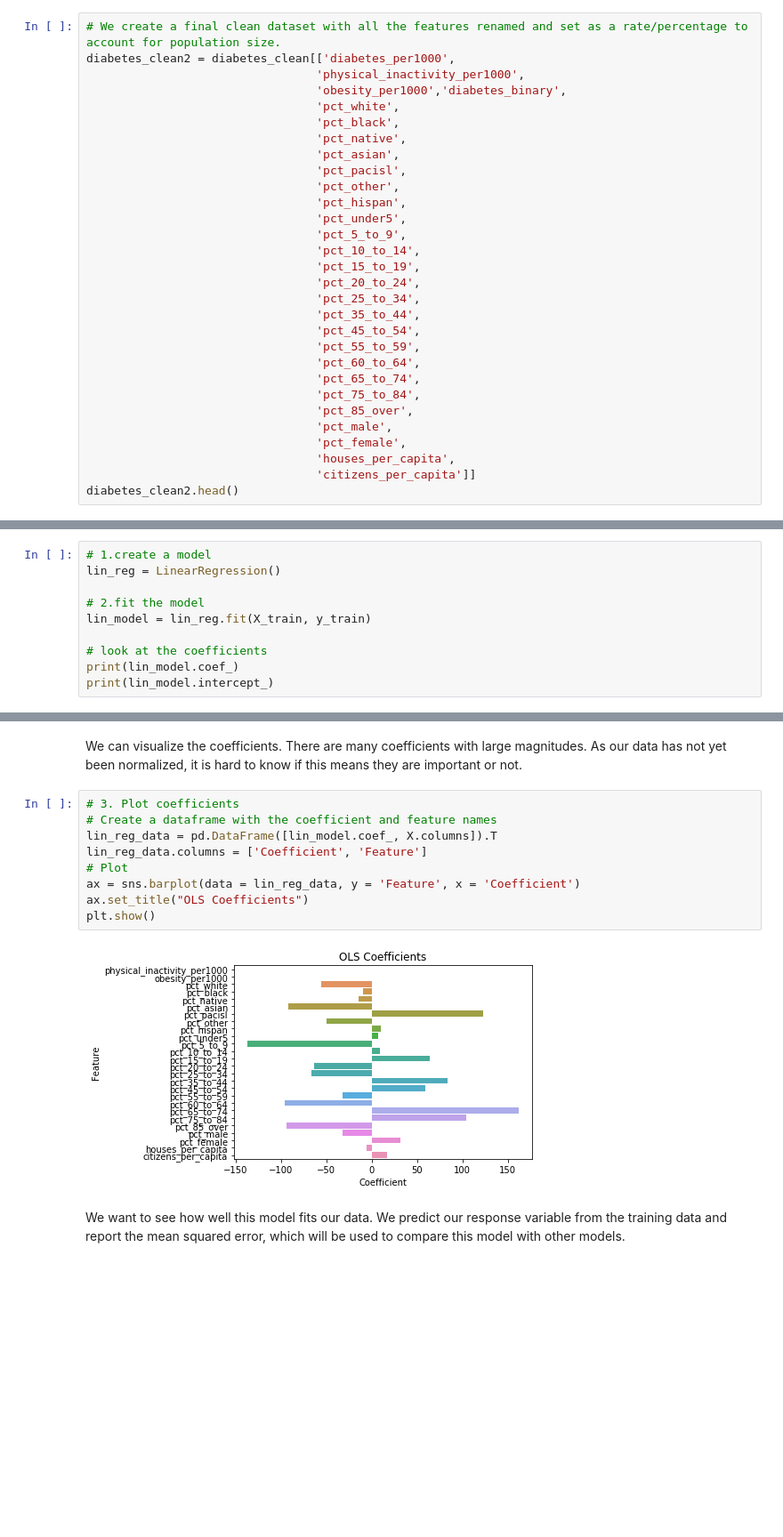
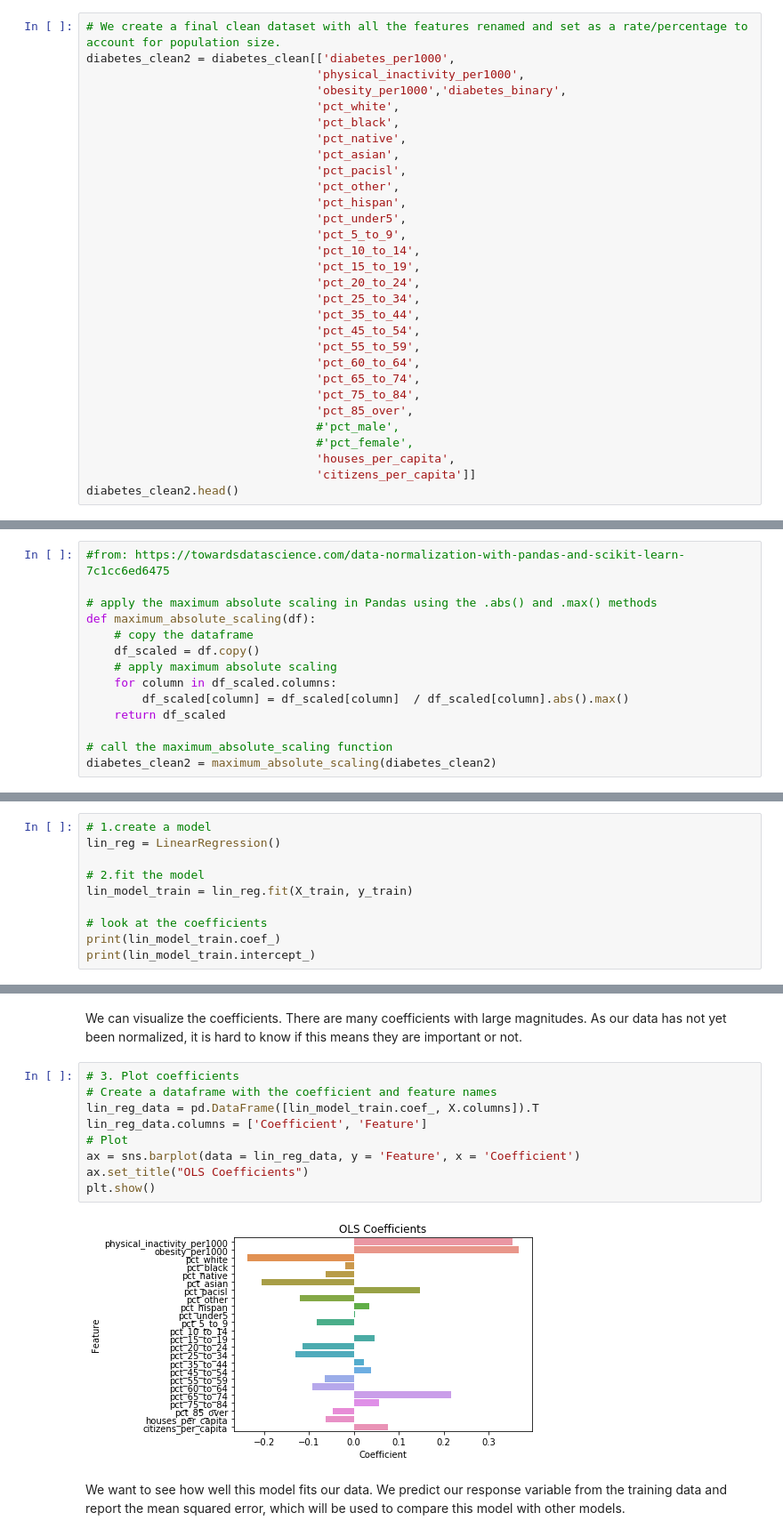
Before and after one commit to yaelnidam/CSS_Project2_Team1_Fall2020, a Jupyter notebook: project2_version2.ipynb, the cells around one changed output, grey strips where cells are left out. Shown at 89% size. Cells and saved outputs as stored; diff of their text form; blank space fills up the shorter version.

Commit message:
Standertized data and updated 5.2

```diff
--- a/project2_version2.ipynb
+++ b/project2_version2.ipynb
@@ -326,8 +326,8 @@ diabetes_clean2 = diabetes_clean[['diabetes_per1000',
                                  'pct_65_to_74',
                                  'pct_75_to_84',
                                  'pct_85_over',
-                                 'pct_male',
-                                 'pct_female',
+                                 #'pct_male',
+                                 #'pct_female',
                                  'houses_per_capita',
                                  'citizens_per_capita']]
 diabetes_clean2.head()
@@ -342,3 +344,17 @@ diabetes_clean2.head()
+# %%
+#from: https://towardsdatascience.com/data-normalization-with-pandas-and-scikit-learn-7c1cc6ed6475
+
+# apply the maximum absolute scaling in Pandas using the .abs() and .max() methods
+def maximum_absolute_scaling(df):
+    # copy the dataframe
+    df_scaled = df.copy()
+    # apply maximum absolute scaling
+    for column in df_scaled.columns:
+        df_scaled[column] = df_scaled[column]  / df_scaled[column].abs().max()
+    return df_scaled
+
+# call the maximum_absolute_scaling function
+diabetes_clean2 = maximum_absolute_scaling(diabetes_clean2)
 # %%
 #pd.set_option('display.max_rows', None)
 #diabetes_clean.corr()
@@ -522,9 +538,9 @@ def rmse(pred, actual):
 lin_reg = LinearRegression()
 
 # 2.fit the model
-lin_model = lin_reg.fit(X_train, y_train)
+lin_model_train = lin_reg.fit(X_train, y_train)
 
 # look at the coefficients
-print(lin_model.coef_)
-print(lin_model.intercept_)
+print(lin_model_train.coef_)
+print(lin_model_train.intercept_)
 # %% [output]
@@ -540,14 +554,14 @@ We can visualize the coefficients. There are many coefficients with large magnit
 # %%
 # 3. Plot coefficients
 # Create a dataframe with the coefficient and feature names
-lin_reg_data = pd.DataFrame([lin_model.coef_, X.columns]).T
+lin_reg_data = pd.DataFrame([lin_model_train.coef_, X.columns]).T
 lin_reg_data.columns = ['Coefficient', 'Feature']
 # Plot
 ax = sns.barplot(data = lin_reg_data, y = 'Feature', x = 'Coefficient')
 ax.set_title("OLS Coefficients")
 plt.show()
 # %% [output]
-[figure, old version]
+[figure, new version]
 # %% [markdown]
 We want to see how well this model fits our data. We predict our response variable from the training data and report the mean squared error, which will be used to compare this model with other models.
 # %%
```
Also changed, not shown: parts of 43 cells of this notebook.
